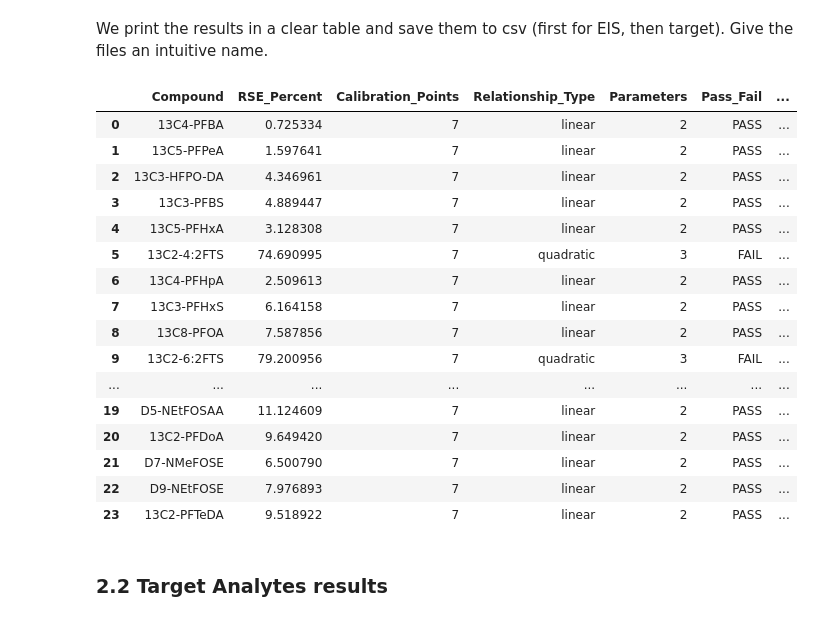
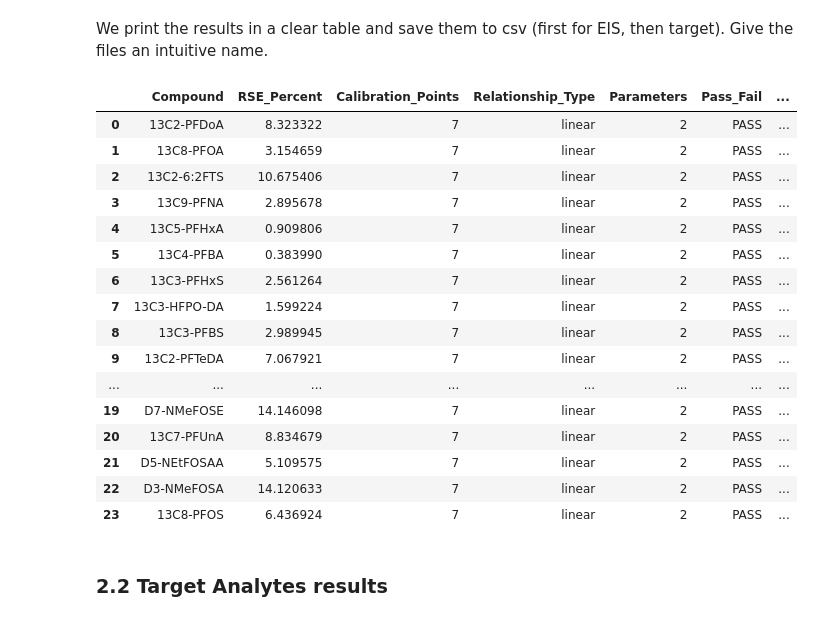
Before and after one commit to valeriederijk/UU_PFAS_lab, a Jupyter notebook: Quantitative_calc_PFAS_clean.ipynb, the cells around one changed output. Cells and saved outputs as stored; diff of their text form; code cells hidden in the pictures.

```diff
--- a/Quantitative_calc_PFAS_clean.ipynb
+++ b/Quantitative_calc_PFAS_clean.ipynb
@@ -8,5 +8,5 @@ Date: 15/8/2025
 First we load in the raw data as a csv file (which is the file you directly get from MassHunter).
 # %%
 %run src/functions_quantitative.ipynb
-rawdata = load_and_label_pfas_csv("rawdata/rawdatatrial_allheaders.csv")
+rawdata = load_and_label_pfas_csv("rawdata/20250828_AllResults_v4.csv")
 # %% [output]
@@ -45,26 +91,26 @@ print_rse_summary(rse_results_target)
 # %% [markdown]
 We print the results in a clear table and save them to csv (first for EIS, then target). Give the files an intuitive name.
 # %%
-df_rse_eis=df_rse_results(rse_results_eis)
+df_rse_eis=df_rse_results(rse_results_cal_EIS)
 display(df_rse_eis)
 # %% [output]
 |  | Compound | RSE_Percent | Calibration_Points | Relationship_Type | Parameters | Pass_Fail | ... |
-| 0 | 13C4-PFBA | 0.725334 | 7 | linear | 2 | PASS | ... |
-| 1 | 13C5-PFPeA | 1.597641 | 7 | linear | 2 | PASS | ... |
-| 2 | 13C3-HFPO-DA | 4.346961 | 7 | linear | 2 | PASS | ... |
-| 3 | 13C3-PFBS | 4.889447 | 7 | linear | 2 | PASS | ... |
-| 4 | 13C5-PFHxA | 3.128308 | 7 | linear | 2 | PASS | ... |
-| 5 | 13C2-4:2FTS | 74.690995 | 7 | quadratic | 3 | FAIL | ... |
-| 6 | 13C4-PFHpA | 2.509613 | 7 | linear | 2 | PASS | ... |
-| 7 | 13C3-PFHxS | 6.164158 | 7 | linear | 2 | PASS | ... |
-| 8 | 13C8-PFOA | 7.587856 | 7 | linear | 2 | PASS | ... |
-| 9 | 13C2-6:2FTS | 79.200956 | 7 | quadratic | 3 | FAIL | ... |
+| 0 | 13C2-PFDoA | 8.323322 | 7 | linear | 2 | PASS | ... |
+| 1 | 13C8-PFOA | 3.154659 | 7 | linear | 2 | PASS | ... |
+| 2 | 13C2-6:2FTS | 10.675406 | 7 | linear | 2 | PASS | ... |
+| 3 | 13C9-PFNA | 2.895678 | 7 | linear | 2 | PASS | ... |
+| 4 | 13C5-PFHxA | 0.909806 | 7 | linear | 2 | PASS | ... |
+| 5 | 13C4-PFBA | 0.383990 | 7 | linear | 2 | PASS | ... |
+| 6 | 13C3-PFHxS | 2.561264 | 7 | linear | 2 | PASS | ... |
+| 7 | 13C3-HFPO-DA | 1.599224 | 7 | linear | 2 | PASS | ... |
+| 8 | 13C3-PFBS | 2.989945 | 7 | linear | 2 | PASS | ... |
+| 9 | 13C2-PFTeDA | 7.067921 | 7 | linear | 2 | PASS | ... |
 | ... | ... | ... | ... | ... | ... | ... | ... |
-| 19 | D5-NEtFOSAA | 11.124609 | 7 | linear | 2 | PASS | ... |
-| 20 | 13C2-PFDoA | 9.649420 | 7 | linear | 2 | PASS | ... |
-| 21 | D7-NMeFOSE | 6.500790 | 7 | linear | 2 | PASS | ... |
-| 22 | D9-NEtFOSE | 7.976893 | 7 | linear | 2 | PASS | ... |
-| 23 | 13C2-PFTeDA | 9.518922 | 7 | linear | 2 | PASS | ... |
+| 19 | D7-NMeFOSE | 14.146098 | 7 | linear | 2 | PASS | ... |
+| 20 | 13C7-PFUnA | 8.834679 | 7 | linear | 2 | PASS | ... |
+| 21 | D5-NEtFOSAA | 5.109575 | 7 | linear | 2 | PASS | ... |
+| 22 | D3-NMeFOSA | 14.120633 | 7 | linear | 2 | PASS | ... |
+| 23 | 13C8-PFOS | 6.436924 | 7 | linear | 2 | PASS | ... |
 # %% [markdown]
 ### 2.2 Target Analytes results
 # %%
```
Also changed, not shown: parts of 7 cells of this notebook, 5 other files.
